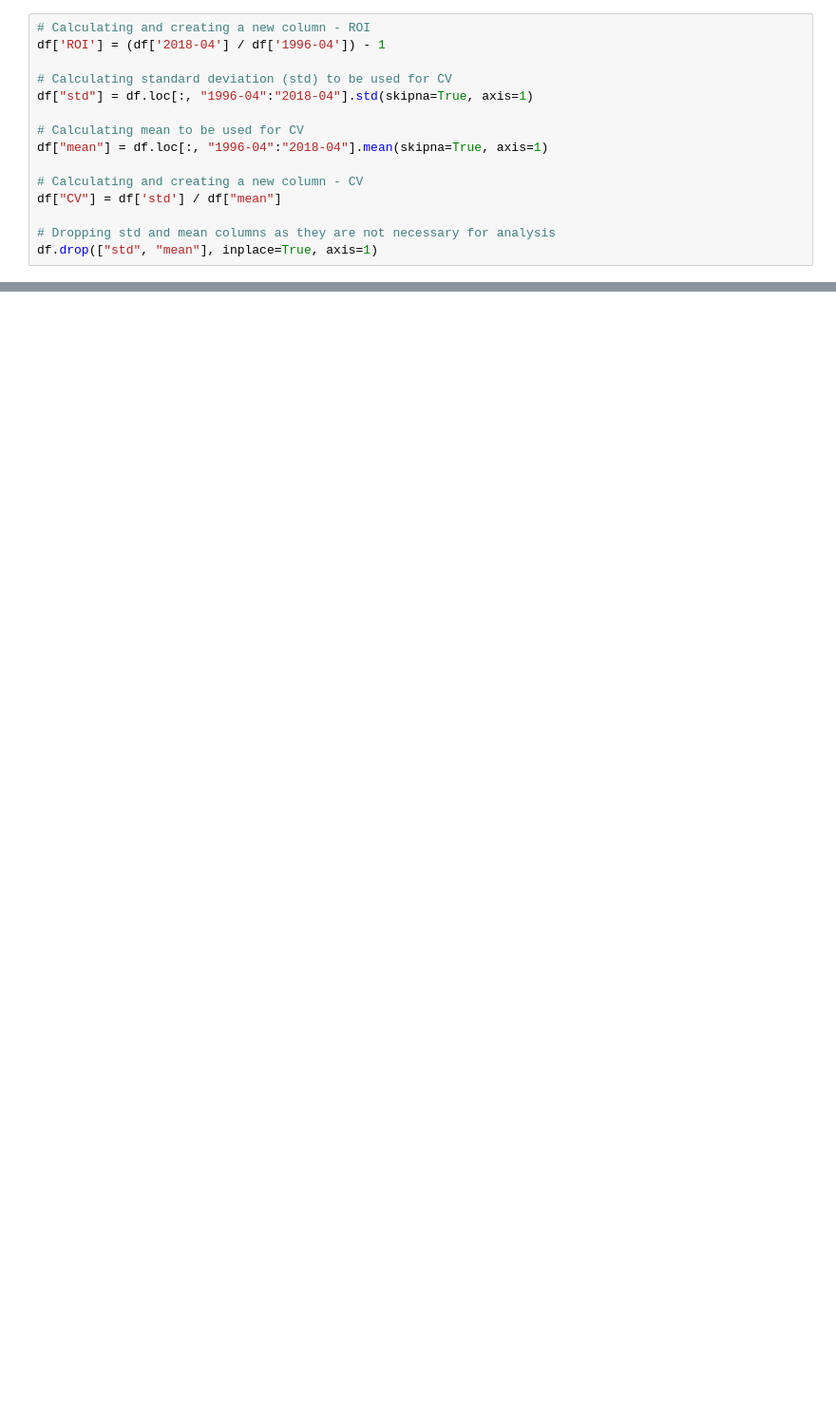
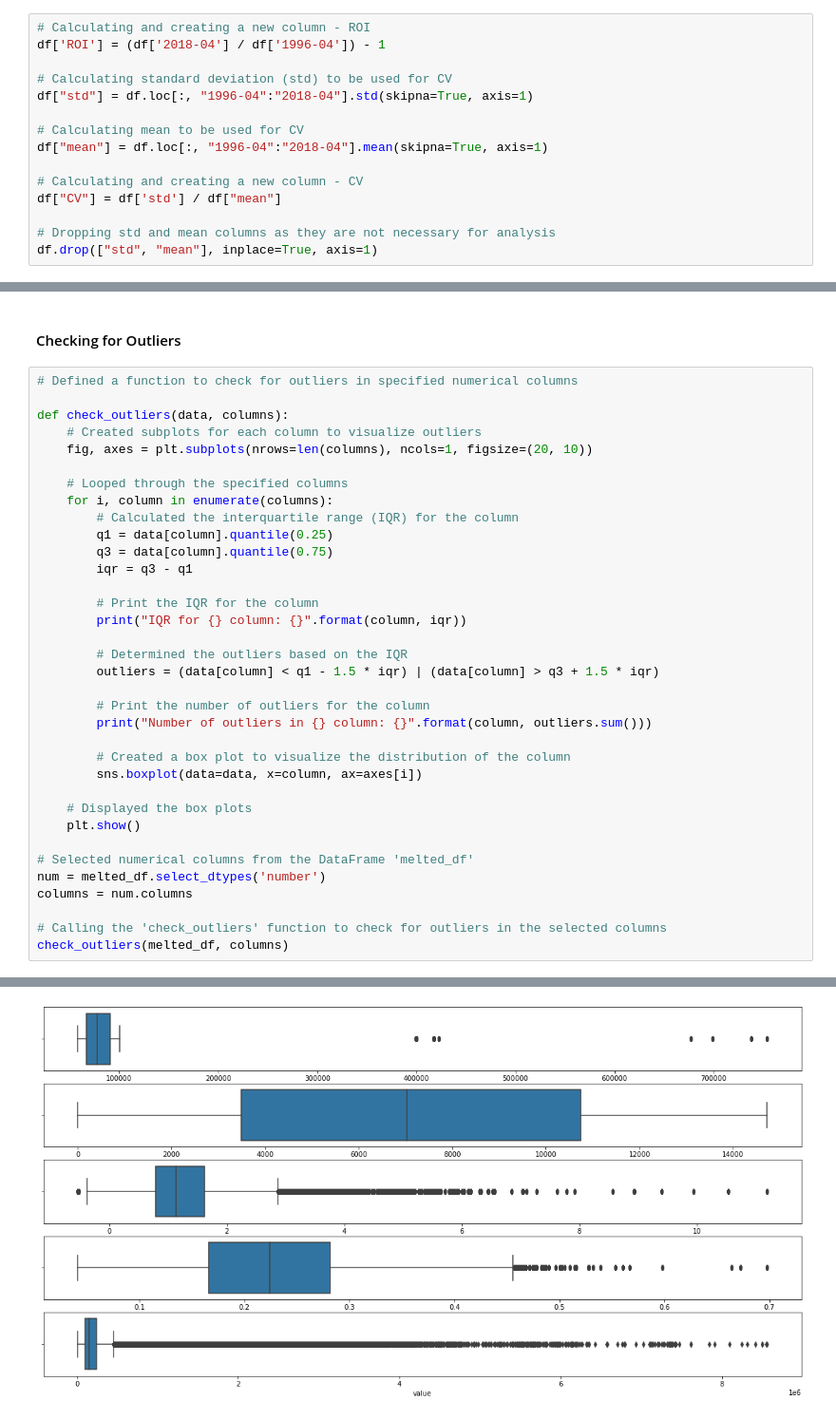
Before and after one commit to Derrick-wekesa/phase-4-project, a Jupyter notebook: student.ipynb, the cells around one changed output, grey strips where cells are left out. Shown: that part at 95% size. Drawn from its saved outputs; the diff is of its cells as text; blank space fills up the shorter version.

```diff
--- a/student.ipynb
+++ b/student.ipynb
@@ -296,0 +500,38 @@ print(df)
+# %% [markdown]
+#### Checking for Outliers
+# %%
+# Defined a function to check for outliers in specified numerical columns
+
+def check_outliers(data, columns):
+    # Created subplots for each column to visualize outliers
+    fig, axes = plt.subplots(nrows=len(columns), ncols=1, figsize=(20, 10))
+
+    # Looped through the specified columns
+    for i, column in enumerate(columns):
+        # Calculated the interquartile range (IQR) for the column
+        q1 = data[column].quantile(0.25)
+        q3 = data[column].quantile(0.75)
+        iqr = q3 - q1
+
+        # Print the IQR for the column
+        print("IQR for {} column: {}".format(column, iqr))
+
+        # Determined the outliers based on the IQR
+        outliers = (data[column] < q1 - 1.5 * iqr) | (data[column] > q3 + 1.5 * iqr)
+
+        # Print the number of outliers for the column
+        print("Number of outliers in {} column: {}".format(column, outliers.sum()))
+
+        # Created a box plot to visualize the distribution of the column
+        sns.boxplot(data=data, x=column, ax=axes[i])
+
+    # Displayed the box plots
+    plt.show()
+
+# Selected numerical columns from the DataFrame 'melted_df'
+num = melted_df.select_dtypes('number')
+columns = num.columns
+
+# Calling the 'check_outliers' function to check for outliers in the selected columns
+check_outliers(melted_df, columns)
+# %% [output]
@@ -296,0 +548 @@ print(df)
+[figure, added]
```
Also changed, not shown: parts of 26 cells of this notebook.
